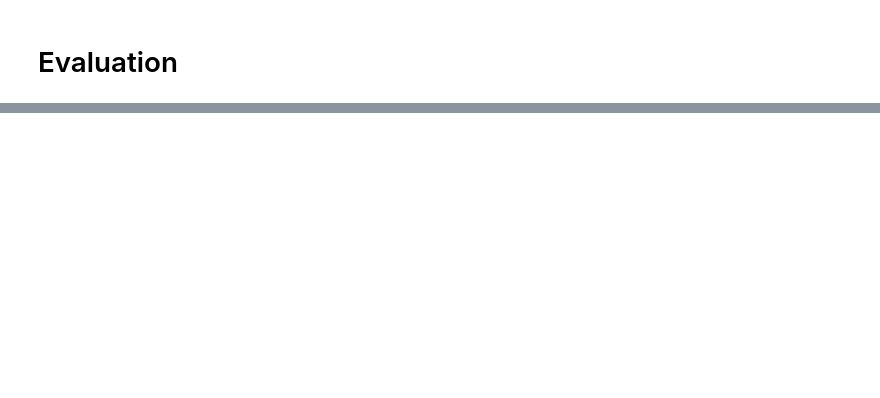
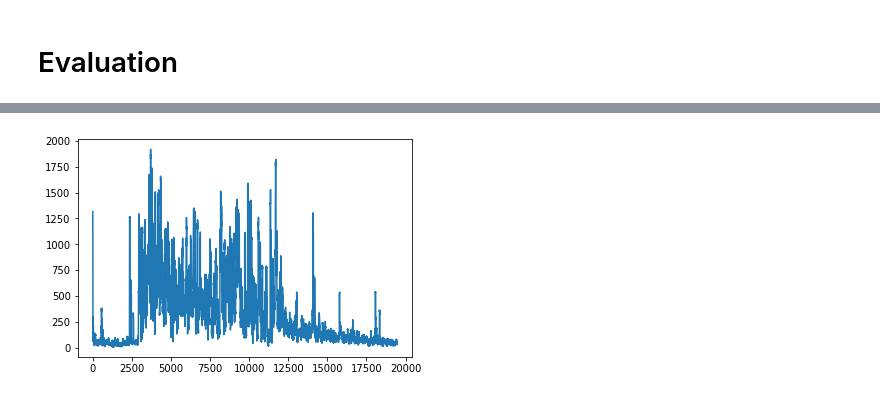
Before and after one commit to Hettwein/pvforecast-test-harness, a Jupyter notebook: forecast.ipynb, the cells around one changed output, grey strips where cells are left out. Drawn from its saved outputs; the diff is of its cells as text; code cells hidden in the pictures; blank space fills up the shorter version.

```diff
--- a/forecast.ipynb
+++ b/forecast.ipynb
@@ -334,4 +577,8 @@ plt.show()
 # %% [markdown]
 Evaluation
 ==============================================================================================
+# %%
+length = int(len(testX)/5)#5750
+system = 0
+#pvlib
 # %%
@@ -385,0 +667,6 @@ for horizon in range(1, forecast_horizon + 1):
+# %%
+#plt.plot(np.sqrt(l2))
+plt.plot(np.sqrt(l1))
+plt.show()
+# %% [output]
+[figure, added]
```
Also changed, not shown: parts of 21 cells of this notebook, 2 other files.
